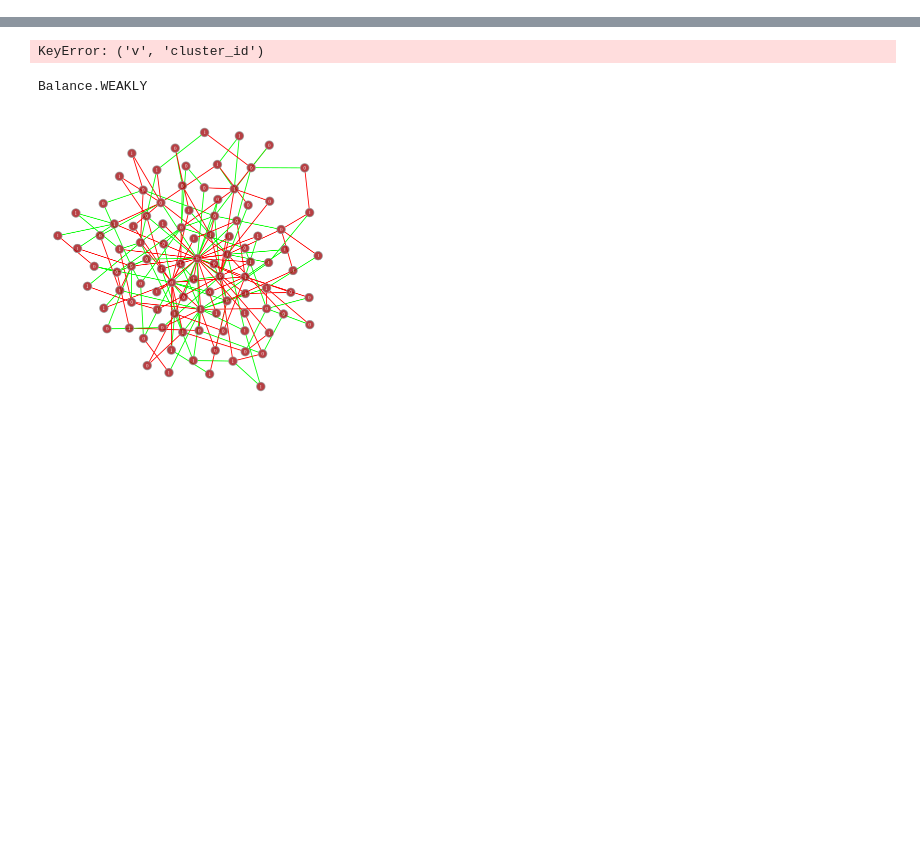
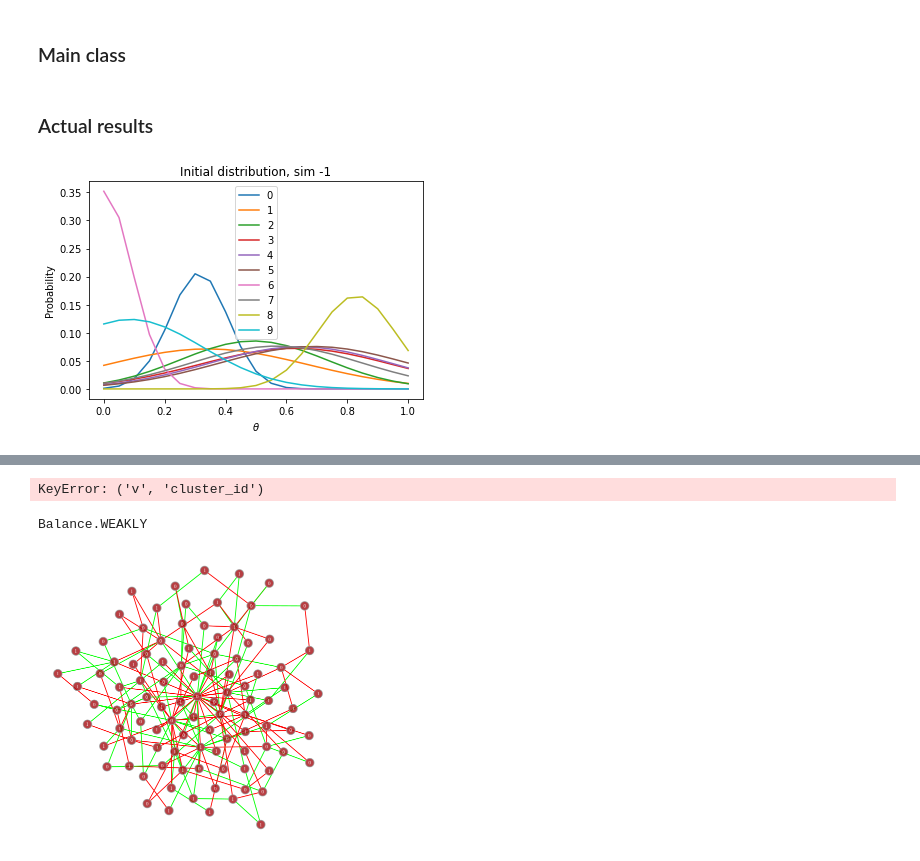
Before and after one commit to YutongB/Opinion-Dynamics, a Jupyter notebook: interact.ipynb, the cells around one changed output, grey strips where cells are left out. Cells and saved outputs as stored; diff of their text form; code cells hidden in the pictures; blank space fills up the shorter version.

```diff
--- a/interact.ipynb
+++ b/interact.ipynb
@@ -12,0 +20,2 @@ from balance import *
+# %% [markdown]
+### Main class
@@ -12,0 +105,2 @@ from balance import *
+# %% [markdown]
+### Actual results
@@ -12,0 +129,6 @@ from balance import *
+# %%
+res = AnalyseResults("output/res-2021_10_21-12_47_14.json")
+# %%
+res.plot_initial_distr()
+# %% [output]
+[figure, added]
```
Also changed, not shown: parts of 11 cells of this notebook.
